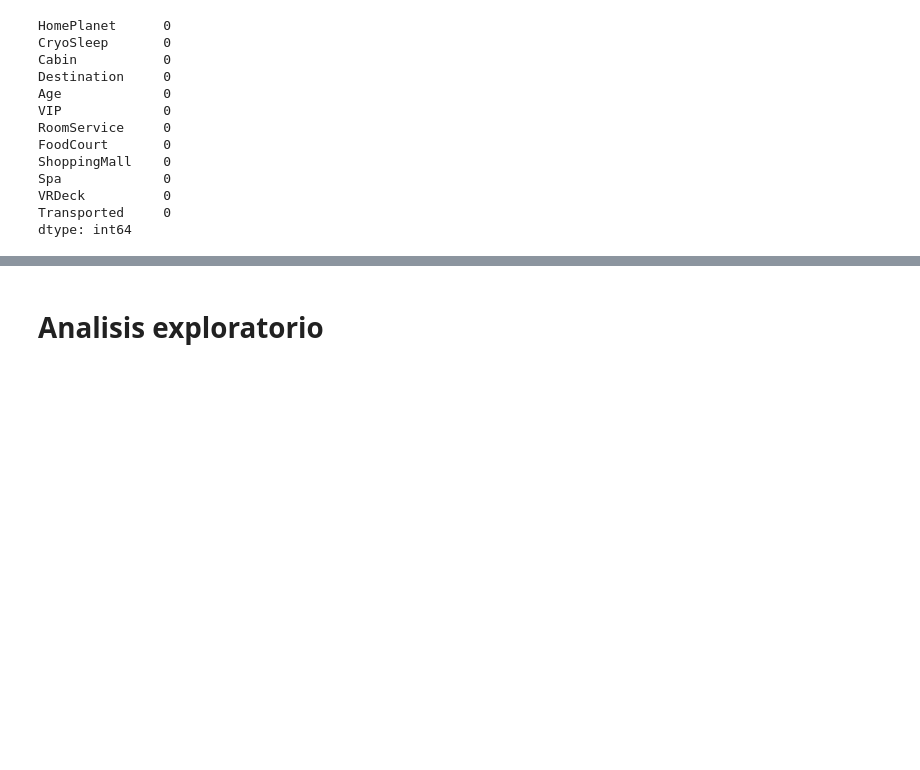
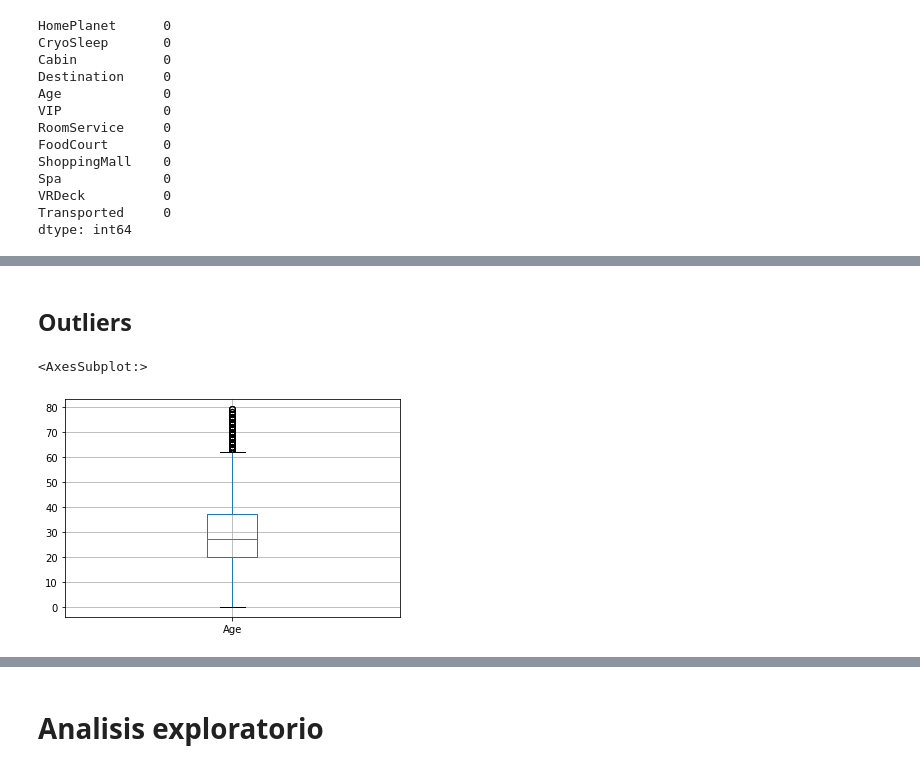
Before and after one commit to aliciacg7/spaceship-titanic-eda, a Jupyter notebook: spaceship-eda.ipynb, the cells around one changed output, grey strips where cells are left out. Drawn from its saved outputs; the diff is of its cells as text; code cells hidden in the pictures; blank space fills up the shorter version.

```diff
--- a/spaceship-eda.ipynb
+++ b/spaceship-eda.ipynb
@@ -130,2 +135,9 @@ df_train.head()
 | 3 | Europa | 0 | A/0/S | TRAPPIST-1e | 33.0 | 0 | 0.0 | 1283.0 | 371.0 | ... |
 | 4 | Earth | 0 | F/1/S | TRAPPIST-1e | 16.0 | 0 | 303.0 | 70.0 | 151.0 | ... |
+# %% [markdown]
+## Outliers
+# %%
+df_train.boxplot(column=['Age'])
+# %% [output]
+<AxesSubplot:>
+[figure, added]
```
Also changed, not shown: parts of 14 cells of this notebook.
